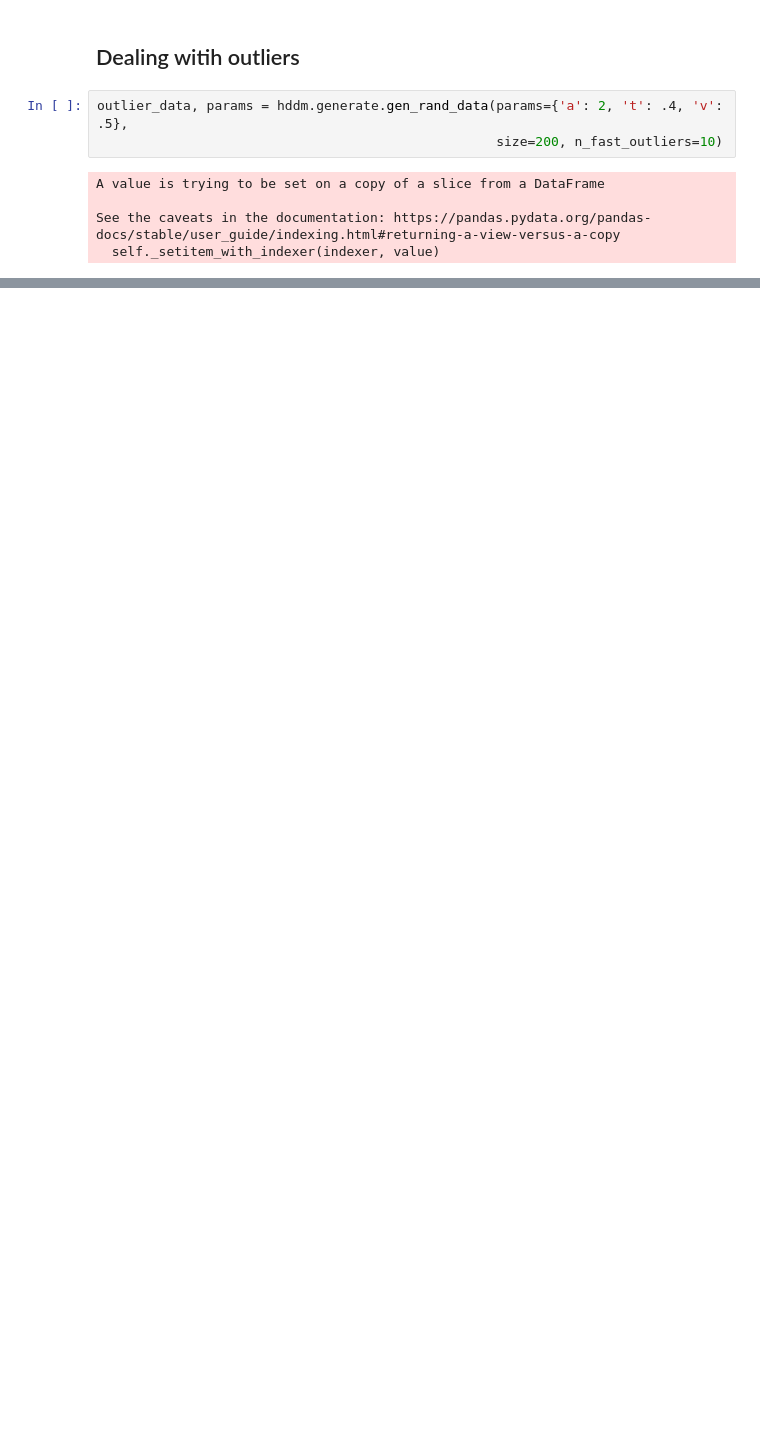
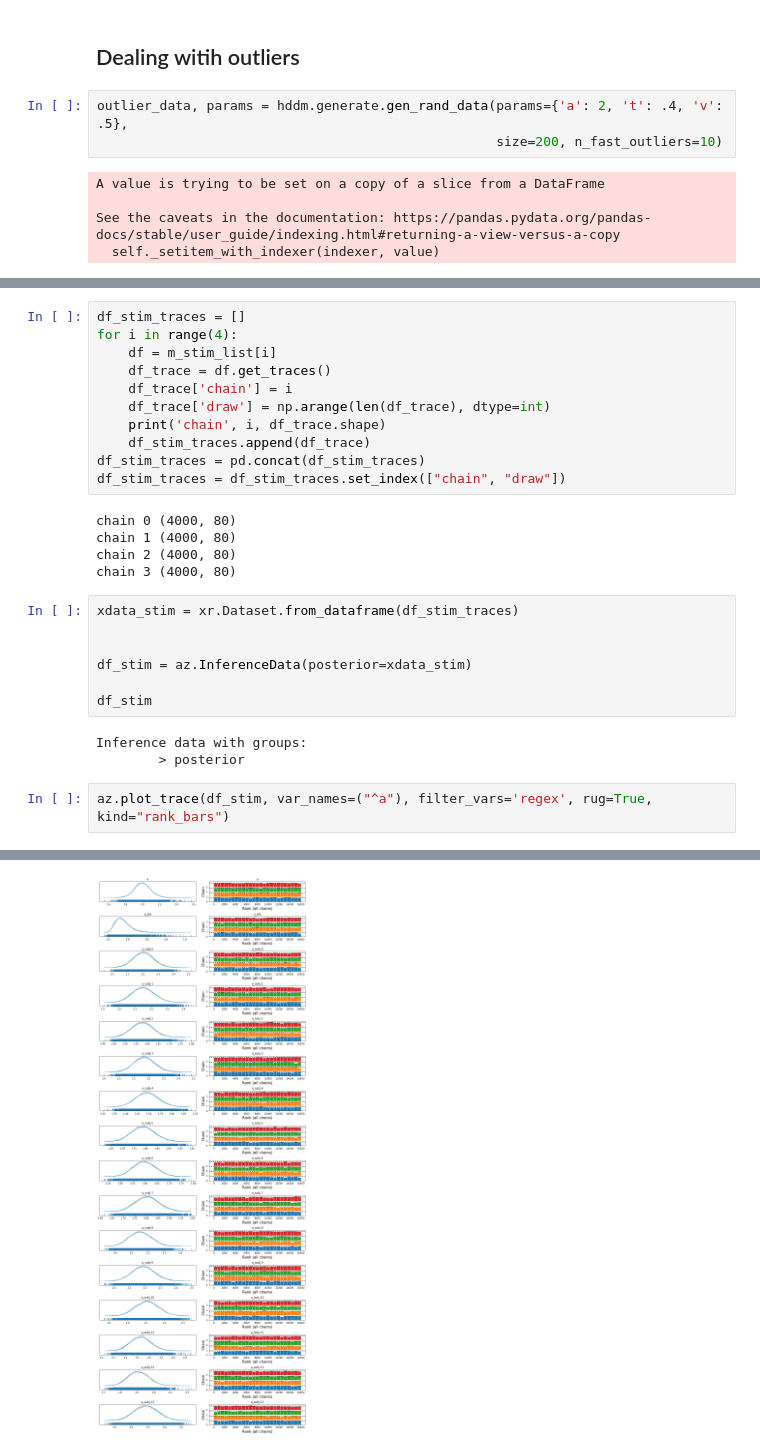
Before and after one commit to hcp4715/dockerHDDM_Guide, a Jupyter notebook: temp/HDDM_official_tutorial_reproduced.ipynb, the cells around one changed output, grey strips where cells are left out. Cells and saved outputs as stored; diff of their text form; blank space fills up the shorter version.

```diff
--- a/temp/HDDM_official_tutorial_reproduced.ipynb
+++ b/temp/HDDM_official_tutorial_reproduced.ipynb
@@ -370,0 +555,29 @@ Text(0, 0.5, 'Probability density')
+# %%
+df_stim_traces = []
+for i in range(4):
+    df = m_stim_list[i]
+    df_trace = df.get_traces()
+    df_trace['chain'] = i
+    df_trace['draw'] = np.arange(len(df_trace), dtype=int)
+    print('chain', i, df_trace.shape)
+    df_stim_traces.append(df_trace)
+df_stim_traces = pd.concat(df_stim_traces)
+df_stim_traces = df_stim_traces.set_index(["chain", "draw"])
+# %% [output]
+chain 0 (4000, 80)
+chain 1 (4000, 80)
+chain 2 (4000, 80)
+chain 3 (4000, 80)
+# %%
+xdata_stim = xr.Dataset.from_dataframe(df_stim_traces)
+
+
+df_stim = az.InferenceData(posterior=xdata_stim)
+
+df_stim
+# %% [output]
+Inference data with groups:
+        > posterior
+# %%
+az.plot_trace(df_stim, var_names=("^a"), filter_vars='regex', rug=True, kind="rank_bars")
+# %% [output]
@@ -370,0 +601 @@ Text(0, 0.5, 'Probability density')
+[figure, added]
```
Also changed, not shown: parts of 47 cells of this notebook, 7 other files.
